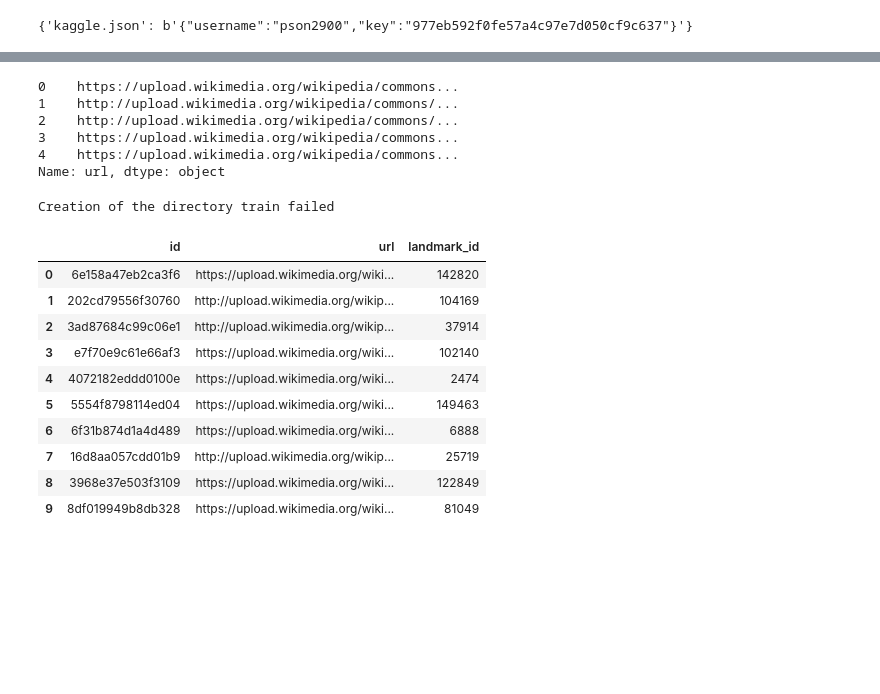
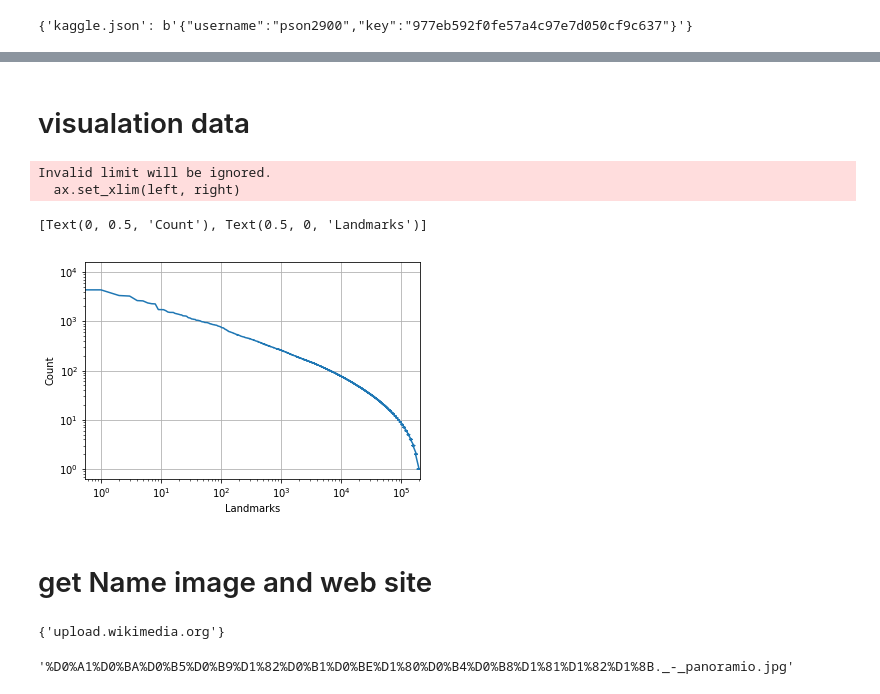
Before and after one commit to redman157/HocML, a Jupyter notebook: landmark.ipynb, the cells around one changed output, grey strips where cells are left out. Saved outputs shown, nothing was run; the diff lists cells and outputs as text; code cells hidden in the pictures; blank space fills up the shorter version.

```diff
--- a/landmark.ipynb
+++ b/landmark.ipynb
@@ -59,30 +97,22 @@ download_data(train_data, '/content/')
 # %%
 train = pd.read_csv('train.csv')
 train_att = pd.read_csv('train_attribution.csv')
-# %%
-train['url'].head(5)
-# %% [output]
-0    https://upload.wikimedia.org/wikipedia/commons...
-1    http://upload.wikimedia.org/wikipedia/commons/...
-2    http://upload.wikimedia.org/wikipedia/commons/...
-3    https://upload.wikimedia.org/wikipedia/commons...
-4    https://upload.wikimedia.org/wikipedia/commons...
-Name: url, dtype: object
-# %%
-create_folder('train')
-# %% [output]
-Creation of the directory train failed
-# %%
-train.head(10)
-# %% [output]
-|  | id | url | landmark_id |
-| 0 | 6e158a47eb2ca3f6 | https://upload.wikimedia.org/wiki... | 142820 |
-| 1 | 202cd79556f30760 | http://upload.wikimedia.org/wikip... | 104169 |
-| 2 | 3ad87684c99c06e1 | http://upload.wikimedia.org/wikip... | 37914 |
-| 3 | e7f70e9c61e66af3 | https://upload.wikimedia.org/wiki... | 102140 |
-| 4 | 4072182eddd0100e | https://upload.wikimedia.org/wiki... | 2474 |
-| 5 | 5554f8798114ed04 | https://upload.wikimedia.org/wiki... | 149463 |
-| 6 | 6f31b874d1a4d489 | https://upload.wikimedia.org/wiki... | 6888 |
-| 7 | 16d8aa057cdd01b9 | http://upload.wikimedia.org/wikip... | 25719 |
-| 8 | 3968e37e503f3109 | https://upload.wikimedia.org/wiki... | 122849 |
-| 9 | 8df019949b8db328 | https://upload.wikimedia.org/wiki... | 81049 |
+# %% [markdown]
+# visualation data
+# %%
+counts = train['landmark_id'].value_counts()
+df = pd.DataFrame(data= counts)
+df.reset_index(inplace= True)
+df.columns = ['landmark_id', 'count']
+# %%
+sdf = df.sort_values('count', ascending = False)
+# %%
+ax = sdf['count'].plot(loglog = True, grid = True)
+ax.set(xlabel="Landmarks", ylabel="Count")
+# %% [output]
+Invalid limit will be ignored.
+  ax.set_xlim(left, right)
+[Text(0, 0.5, 'Count'), Text(0.5, 0, 'Landmarks')]
+[figure, added]
+# %% [markdown]
+# get Name image and web site
@@ -88,0 +122,11 @@ train.head(10)
+# %%
+site
+# %% [output]
+{'upload.wikimedia.org'}
+# %%
+labels = []
+for i in range(len(url_site)):
+  labels.append(url_site[i][7])
+labels[13]
+# %% [output]
+'%D0%A1%D0%BA%D0%B5%D0%B9%D1%82%D0%B1%D0%BE%D1%80%D0%B4%D0%B8%D1%81%D1%82%D1%8B._-_panoramio.jpg'
```
Also changed, not shown: parts of 23 cells of this notebook.
